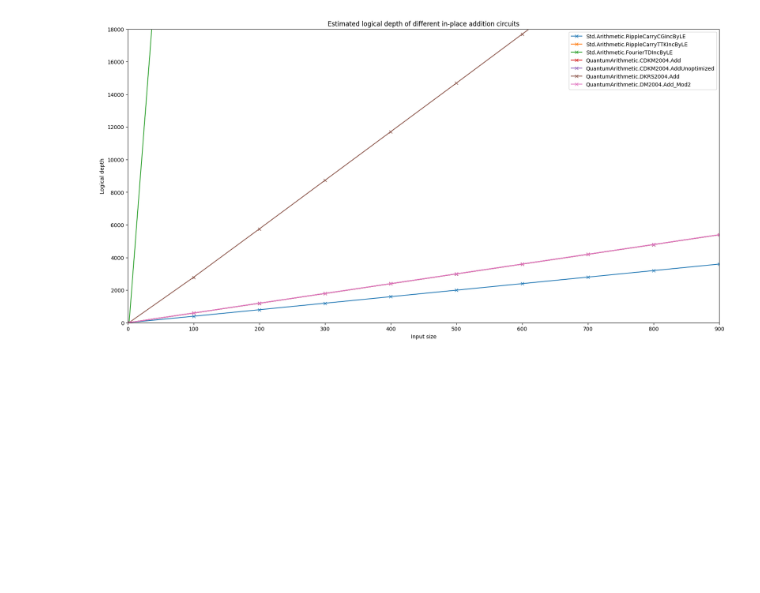
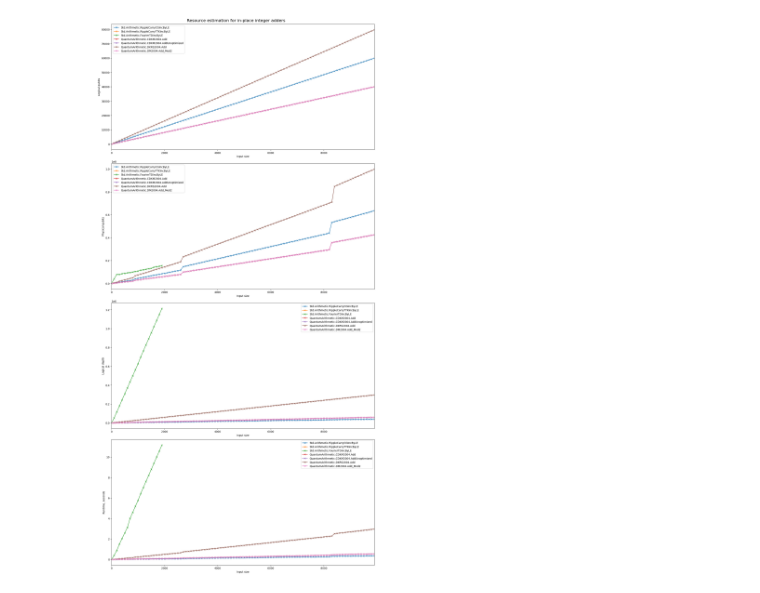
Before and after one commit to fedimser/quant-arith-re, a Jupyter notebook: resource_estimate/Resourse estimation for in-place adders.ipynb, the cells around one changed output. Cells and saved outputs as stored; diff of their text form; code cells hidden in the pictures; blank space fills up the shorter version.

Commit message:
more metrics

```diff
--- a/resource_estimate/Resourse estimation for in-place adders.ipynb
+++ b/resource_estimate/Resourse estimation for in-place adders.ipynb
@@ -16,39 +19,41 @@ def estimate_resources_in_place_adder(op, n):
 # %%
 # These all are in-place adders modulo 2^n.
 ops = [
   "Std.Arithmetic.RippleCarryCGIncByLE",
   "Std.Arithmetic.RippleCarryTTKIncByLE",
   "Std.Arithmetic.FourierTDIncByLE",
   "QuantumArithmetic.CDKM2004.Add",
   "QuantumArithmetic.CDKM2004.AddUnoptimized",
   "QuantumArithmetic.DKRS2004.Add",
   "QuantumArithmetic.DM2004.Add_Mod2",
 ]
 
-depth_chart = {op: [] for op in ops}
-runtime_chart = {op: [] for op in ops}
-n_range = [2]+list(range(100, 1000, 100))
-import time
+n_range_default = [2]+list(range(100, 10000, 100))
+n_ranges = {op: n_range_default for op in ops}
+n_ranges["Std.Arithmetic.FourierTDIncByLE"] = [2]+list(range(100, 2000, 100))
 
-for n in n_range:
-    t0 =time.time()
+metrics = ["Logical qubits", "Physical qubits", "Logical depth", "Runtime, seconds"]
+charts = [{op: [] for op in ops} for _ in range(len(metrics))]
+
+for op in ops:
+    for n in n_ranges[op]:
+        t0=time.time()
+        estimates = json.loads(estimate_resources_in_place_adder(op, n))
+        #print(n, op, time.time()-t0, flush=True)
+        charts[0][op].append(estimates['physicalCounts']['breakdown']['algorithmicLogicalQubits'])
+        charts[1][op].append(estimates['physicalCounts']['physicalQubits'])
+        charts[2][op].append(estimates['physicalCounts']['breakdown']['logicalDepth'])
+        charts[3][op].append(estimates['physicalCounts']['runtime']/10**9)
+
+fig, ax = plt.subplots(figsize=(15, 30), nrows=len(metrics), ncols=1, constrained_layout=True)
+for i in range(len(metrics)):
     for op in ops:
-        estimates = json.loads(estimate_resources_in_place_adder(op, n))
-        runtime_chart[op].append(estimates['physicalCounts']['runtime'])
-        depth_chart[op].append(estimates['physicalCounts']['breakdown']['logicalDepth'])
-    #print(n, time.time()-t0, flush=True)
-
-from matplotlib import pyplot as plt
-
-plt.figure(figsize=(20, 10))
-for op in ops:
-    plt.plot(n_range, depth_chart[op], label=op, marker='x')
-plt.xlim([0,max(n_range)])
-plt.ylim([0,20*max(n_range)])
-plt.legend()
-plt.xlabel('Input size')
-plt.ylabel('Logical depth')
-plt.title('Estimated logical depth of different in-place addition circuits')
+        ax[i].plot(n_ranges[op], charts[i][op], label=op, marker='x')
+    ax[i].set_xlim([0,max(max(n_ranges[op]) for op in ops)])
+    ax[i].legend()
+    ax[i].set_xlabel('Input size')
+    ax[i].set_ylabel(metrics[i])
+fig.suptitle("Resource estimation for in-place integer adders", fontsize=16)
 plt.show()
 # %% [output]
-[figure, old version]
+[figure, new version]
```
Also changed, not shown: parts of 1 cell of this notebook, 1 other file.
